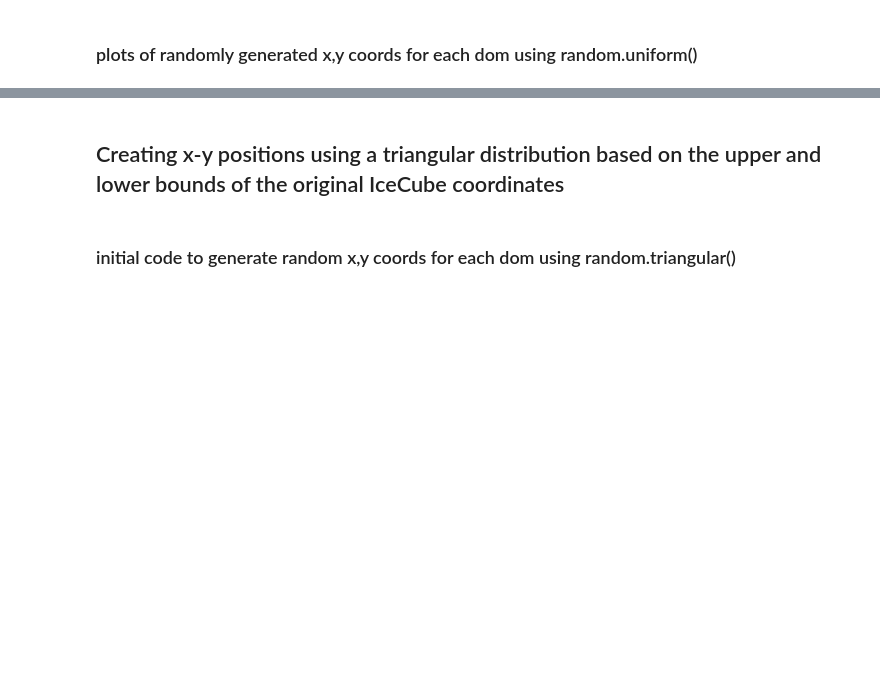
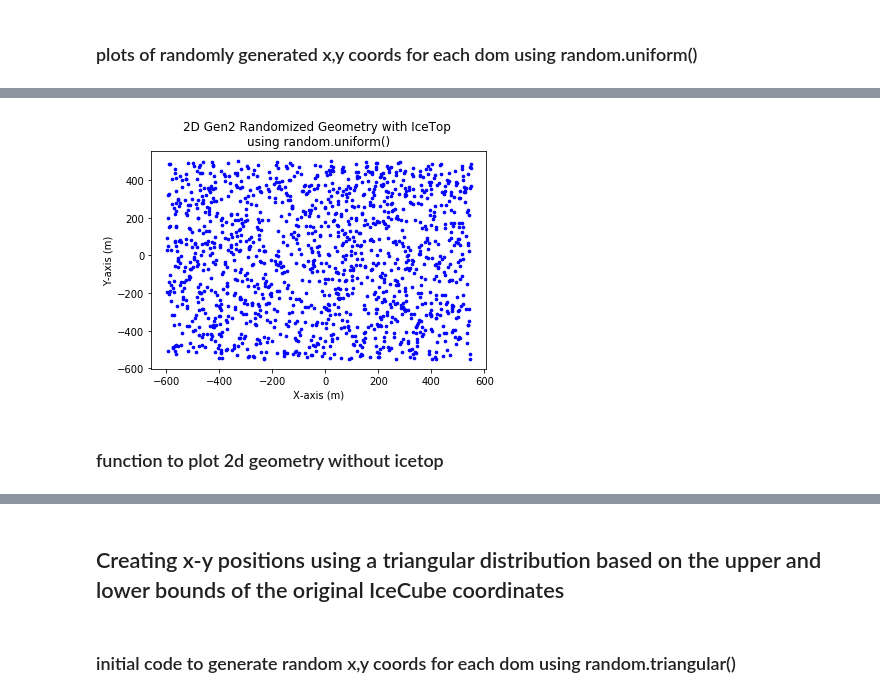
Before and after one commit to Patricia-Mcmillin/PMcmillin_REU, a Jupyter notebook: random_gen2_geometry.ipynb, the cells around one changed output, grey strips where cells are left out. Cells and saved outputs as stored; diff of their text form; code cells hidden in the pictures; blank space fills up the shorter version.

```diff
--- a/random_gen2_geometry.ipynb
+++ b/random_gen2_geometry.ipynb
@@ -171,0 +231,19 @@ plt.show()
+# %%
+"""  x: choosen x cooordinates
+     y: choosen y coordinates
+     random_gen: random number generator used to create x,y coordinates
+"""
+def plot_2d_icetop(x, y, random_gen):
+    fig = plt.figure()
+    ax = plt.axes()
+    ax.set_xlabel('X-axis (m)')
+    ax.set_ylabel('Y-axis (m)')
+    ax.set_title("2D Gen2 Randomized Geometry with IceTop \n" + random_gen)
+    ax.scatter(x, y, s =7, c='blue')
+    return fig
+# %%
+fig3 = plot_2d_icetop(rand_dom_x_positions, rand_dom_y_positions, "using random.uniform()")
+# %% [output]
+[figure, added]
+# %% [markdown]
+### function to plot 2d geometry without icetop
```
Also changed, not shown: parts of 20 cells of this notebook.
